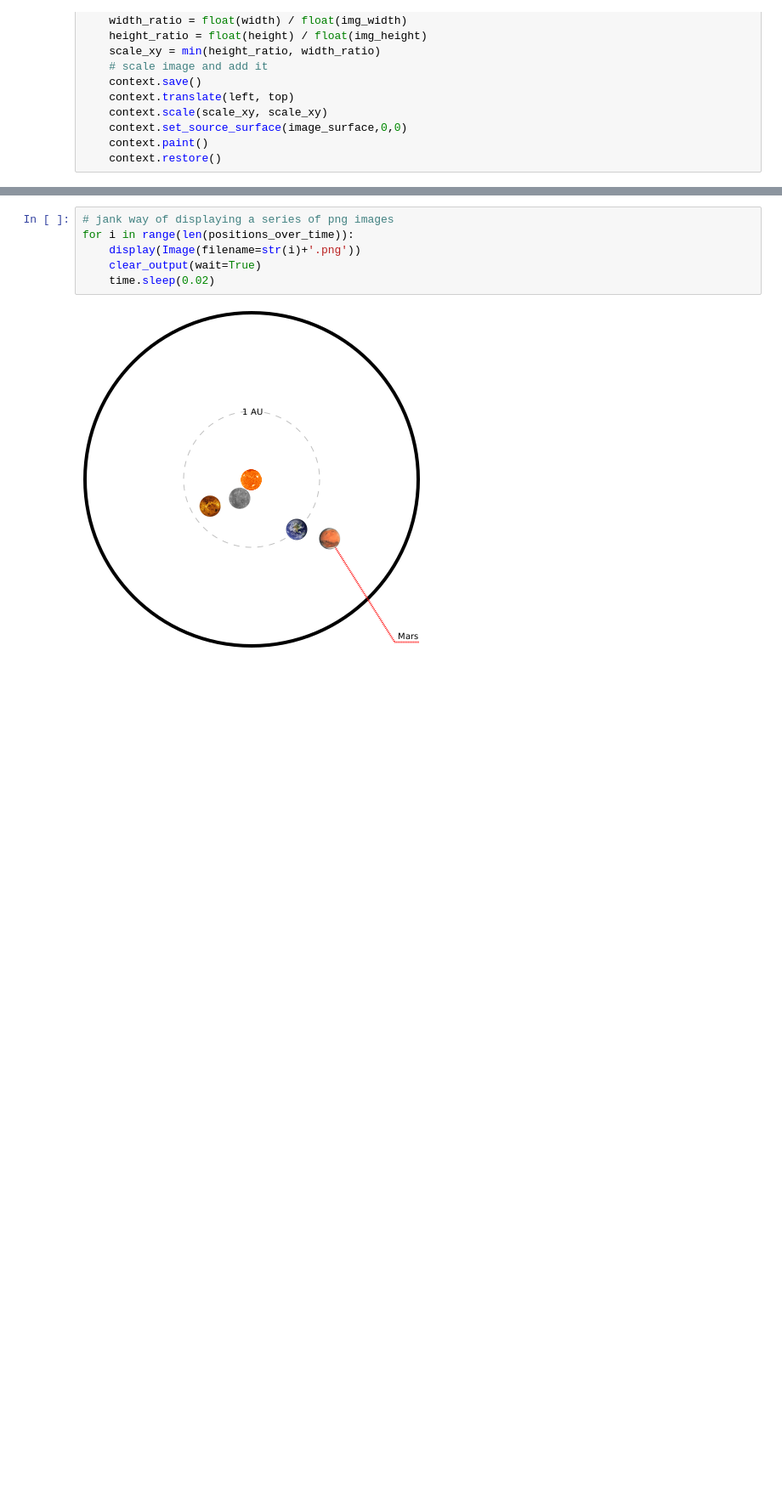
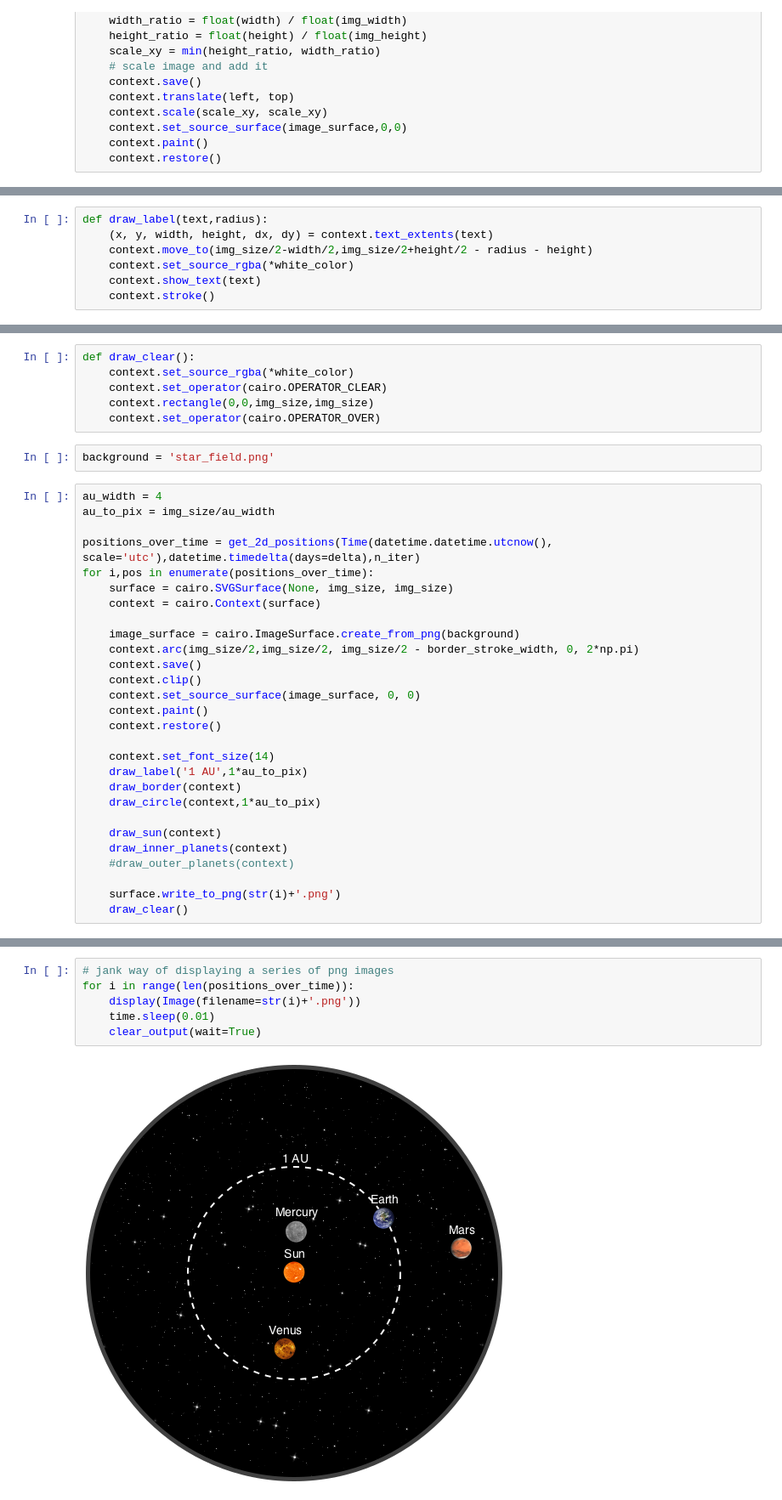
Before and after one commit to jsnguyen/p_ephem, a Jupyter notebook: p_ephem.ipynb, the cells around one changed output, grey strips where cells are left out. Shown at 85% size. Cells and saved outputs as stored; diff of their text form; blank space fills up the shorter version.

```diff
--- a/p_ephem.ipynb
+++ b/p_ephem.ipynb
@@ -337,0 +262,7 @@ for i,pos in enumerate(positions_over_time):
+# %%
+def draw_label(text,radius):
+    (x, y, width, height, dx, dy) = context.text_extents(text)
+    context.move_to(img_size/2-width/2,img_size/2+height/2 - radius - height)
+    context.set_source_rgba(*white_color)
+    context.show_text(text)
+    context.stroke()
@@ -338,3 +341,39 @@ for i,pos in enumerate(positions_over_time):
+# %%
+def draw_clear():
+    context.set_source_rgba(*white_color)
+    context.set_operator(cairo.OPERATOR_CLEAR)
+    context.rectangle(0,0,img_size,img_size)
+    context.set_operator(cairo.OPERATOR_OVER)
+# %%
+background = 'star_field.png'
+# %%
+au_width = 4
+au_to_pix = img_size/au_width
+
+positions_over_time = get_2d_positions(Time(datetime.datetime.utcnow(), scale='utc'),datetime.timedelta(days=delta),n_iter)
+for i,pos in enumerate(positions_over_time):
+    surface = cairo.SVGSurface(None, img_size, img_size)
+    context = cairo.Context(surface)
+
+    image_surface = cairo.ImageSurface.create_from_png(background)
+    context.arc(img_size/2,img_size/2, img_size/2 - border_stroke_width, 0, 2*np.pi)
+    context.save()
+    context.clip()
+    context.set_source_surface(image_surface, 0, 0)
+    context.paint()
+    context.restore()
+
+    context.set_font_size(14)
+    draw_label('1 AU',1*au_to_pix)
+    draw_border(context)
+    draw_circle(context,1*au_to_pix)
+
+    draw_sun(context)
+    draw_inner_planets(context)
+    #draw_outer_planets(context)
+
+    surface.write_to_png(str(i)+'.png')
+    draw_clear()
 # %%
 display(Image(filename='0.png'))
 # %% [output]
@@ -344,8 +381,8 @@ display(Image(filename='0.png'))
 # %%
 # jank way of displaying a series of png images
 for i in range(len(positions_over_time)):
     display(Image(filename=str(i)+'.png'))
+    time.sleep(0.01)
     clear_output(wait=True)
-    time.sleep(0.02)
 # %% [output]
-[figure, old version]
+[figure, new version]
```
Also changed, not shown: parts of 21 cells of this notebook.
